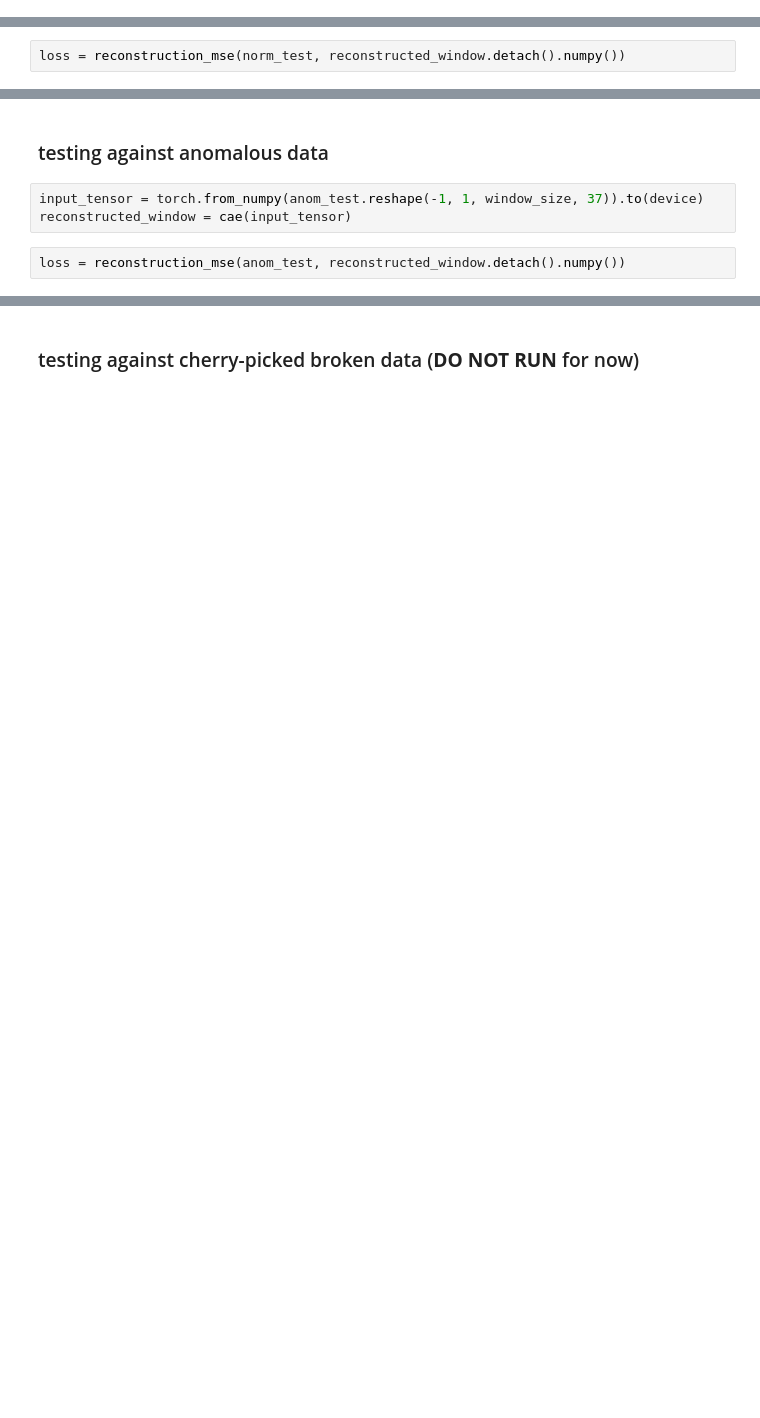
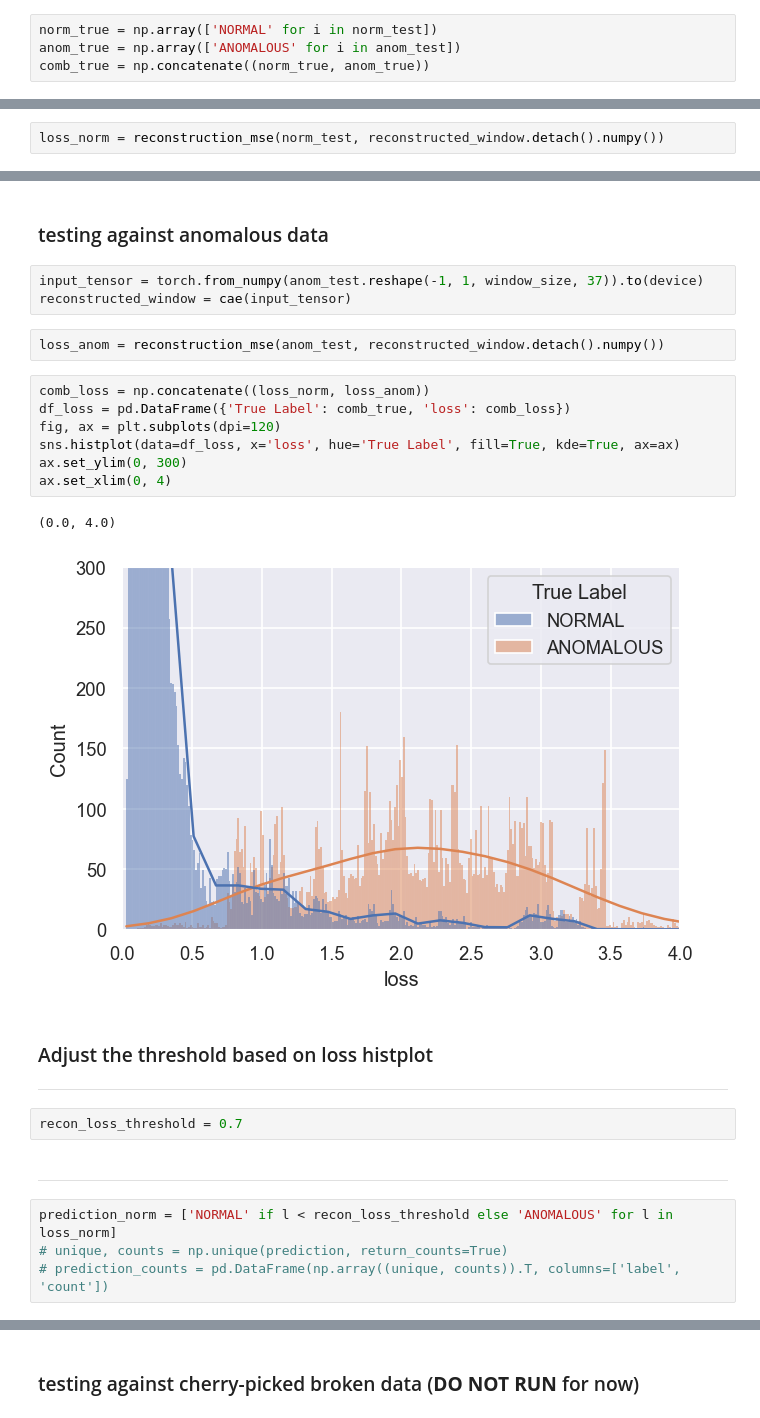
Before and after one commit to LiquidMethane/ece9603-project, a Jupyter notebook: 21/cae-testing-21.ipynb, the cells around one changed output, grey strips where cells are left out. Cells and saved outputs as stored; diff of their text form; blank space fills up the shorter version.

```diff
--- a/21/cae-testing-21.ipynb
+++ b/21/cae-testing-21.ipynb
@@ -23,6 +21,10 @@ recon_loss_threshold = 0.5
 # %%
 norm_test = np.genfromtxt(normal_test_path, delimiter=',', dtype=np.float32)
 anom_test = np.genfromtxt(anomaly_test_path, delimiter=',', dtype=np.float32)
+# %%
+norm_true = np.array(['NORMAL' for i in norm_test])
+anom_true = np.array(['ANOMALOUS' for i in anom_test])
+comb_true = np.concatenate((norm_true, anom_true))
 # %%
 class CAE(nn.Module):
     def __init__(self):
@@ -100,4 +102,4 @@ def reconstruction_mse(true, pred):
 input_tensor = torch.from_numpy(norm_test.reshape(-1, 1, window_size, 37)).to(device)
 reconstructed_window = cae(input_tensor)
 # %%
-loss = reconstruction_mse(norm_test, reconstructed_window.detach().numpy())
+loss_norm = reconstruction_mse(norm_test, reconstructed_window.detach().numpy())
@@ -123,4 +109,25 @@ sns.countplot(x='label', data=df_prediction)
 input_tensor = torch.from_numpy(anom_test.reshape(-1, 1, window_size, 37)).to(device)
 reconstructed_window = cae(input_tensor)
 # %%
-loss = reconstruction_mse(anom_test, reconstructed_window.detach().numpy())
+loss_anom = reconstruction_mse(anom_test, reconstructed_window.detach().numpy())
+# %%
+comb_loss = np.concatenate((loss_norm, loss_anom))
+df_loss = pd.DataFrame({'True Label': comb_true, 'loss': comb_loss})
+fig, ax = plt.subplots(dpi=120)
+sns.histplot(data=df_loss, x='loss', hue='True Label', fill=True, kde=True, ax=ax)
+ax.set_ylim(0, 300)
+ax.set_xlim(0, 4)
+# %% [output]
+(0.0, 4.0)
+[figure, added]
+# %% [markdown]
+### Adjust the threshold based on loss histplot
+---
+# %%
+recon_loss_threshold = 0.7
+# %% [markdown]
+---
+# %%
+prediction_norm = ['NORMAL' if l < recon_loss_threshold else 'ANOMALOUS' for l in loss_norm]
+# unique, counts = np.unique(prediction, return_counts=True)
+# prediction_counts = pd.DataFrame(np.array((unique, counts)).T, columns=['label', 'count'])
```
Also changed, not shown: parts of 17 cells of this notebook, 10 other files.
